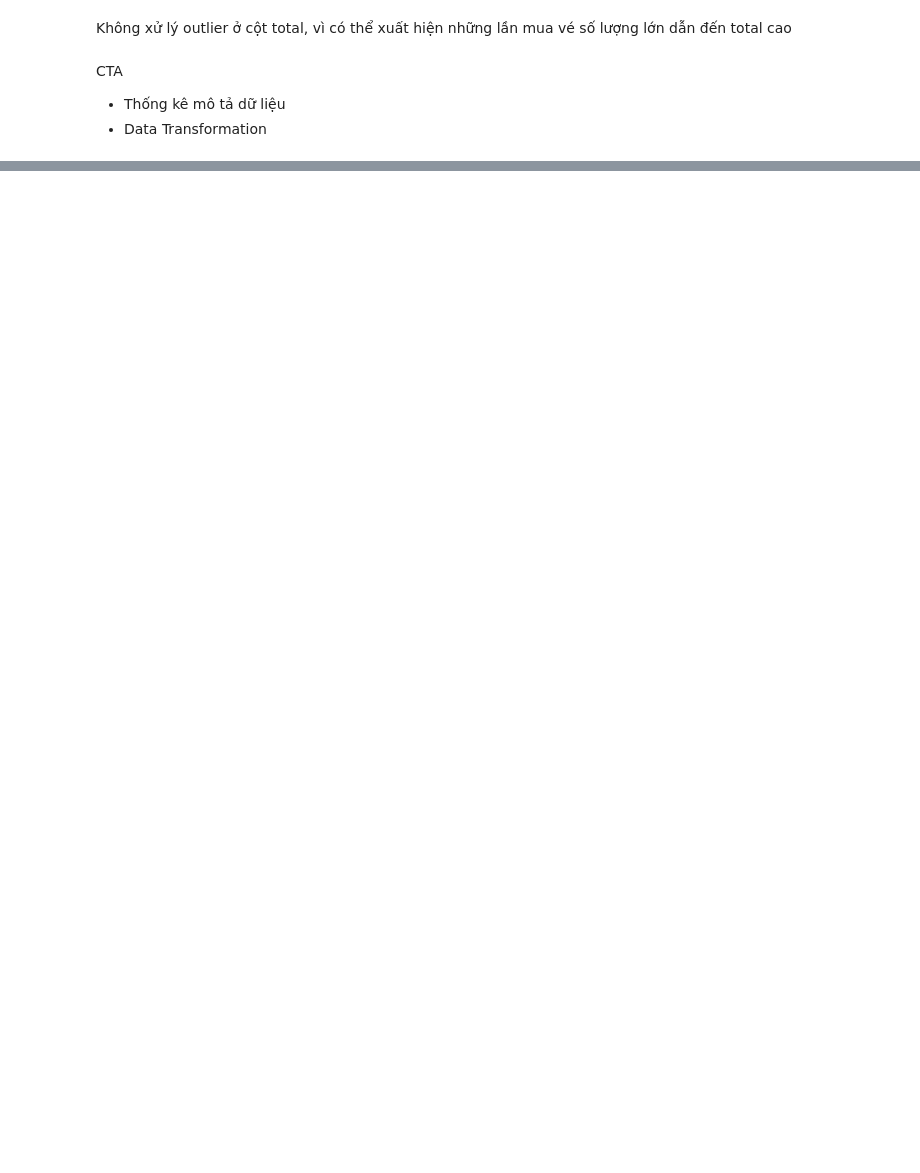
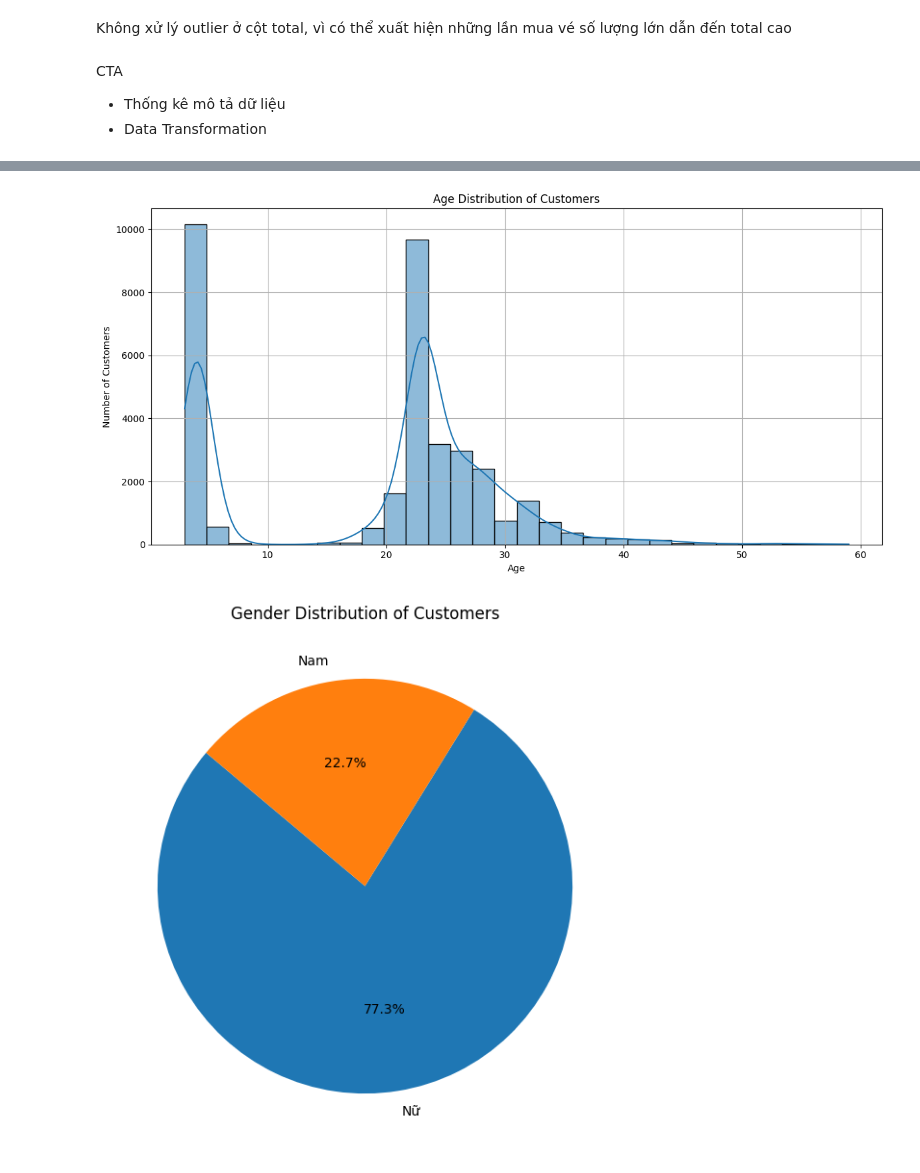
Before and after one commit to sonbao0901/data_got_talent, a Jupyter notebook: Clean_data-1.ipynb, the cells around one changed output, grey strips where cells are left out. Cells and saved outputs as stored; diff of their text form; code cells hidden in the pictures; blank space fills up the shorter version.

```diff
--- a/Clean_data-1.ipynb
+++ b/Clean_data-1.ipynb
@@ -180,0 +299,12 @@ CTA
+# %%
+from datetime import datetime, timedelta
+
+reference_date = datetime(1899, 12, 30)
+def convert_to_datetime(x):
+    try:
+        return pd.to_datetime(reference_date + timedelta(days=int(x)))
+    except (ValueError, TypeError):
+        return pd.NaT  # Returns a NaT (Not a Time) for rows with invalid dates
+
+df['DOB'] = df['DOB'].apply(convert_to_datetime)
+df['DOB']
@@ -180,0 +324,7 @@ CTA
+# %%
+# Calculate age as of today directly without converting to timestamp
+try:
+    df['Age'] = (pd.to_datetime('today') - df['DOB']).dt.days // 365
+except Exception as e:
+    print(f"An error occurred: {e}")
+    df['Age'] = None
@@ -180,0 +345,21 @@ CTA
+# %%
+# Plotting age distribution
+plt.figure(figsize=(12, 6))
+sns.histplot(df[df['Age']>0]['Age'], bins=30, kde=True)
+plt.title('Age Distribution of Customers')
+plt.xlabel('Age')
+plt.ylabel('Number of Customers')
+plt.grid(True)
+plt.tight_layout()
+plt.show()
+
+# Plotting gender distribution
+gender_distribution = df['gender'].value_counts()
+
+plt.figure(figsize=(7, 7))
+plt.pie(gender_distribution, labels=gender_distribution.index, autopct='%1.1f%%', startangle=140)
+plt.title('Gender Distribution of Customers')
+plt.show()
+# %% [output]
+[figure, added]
+[figure, added]
```
Also changed, not shown: parts of 10 cells of this notebook.
